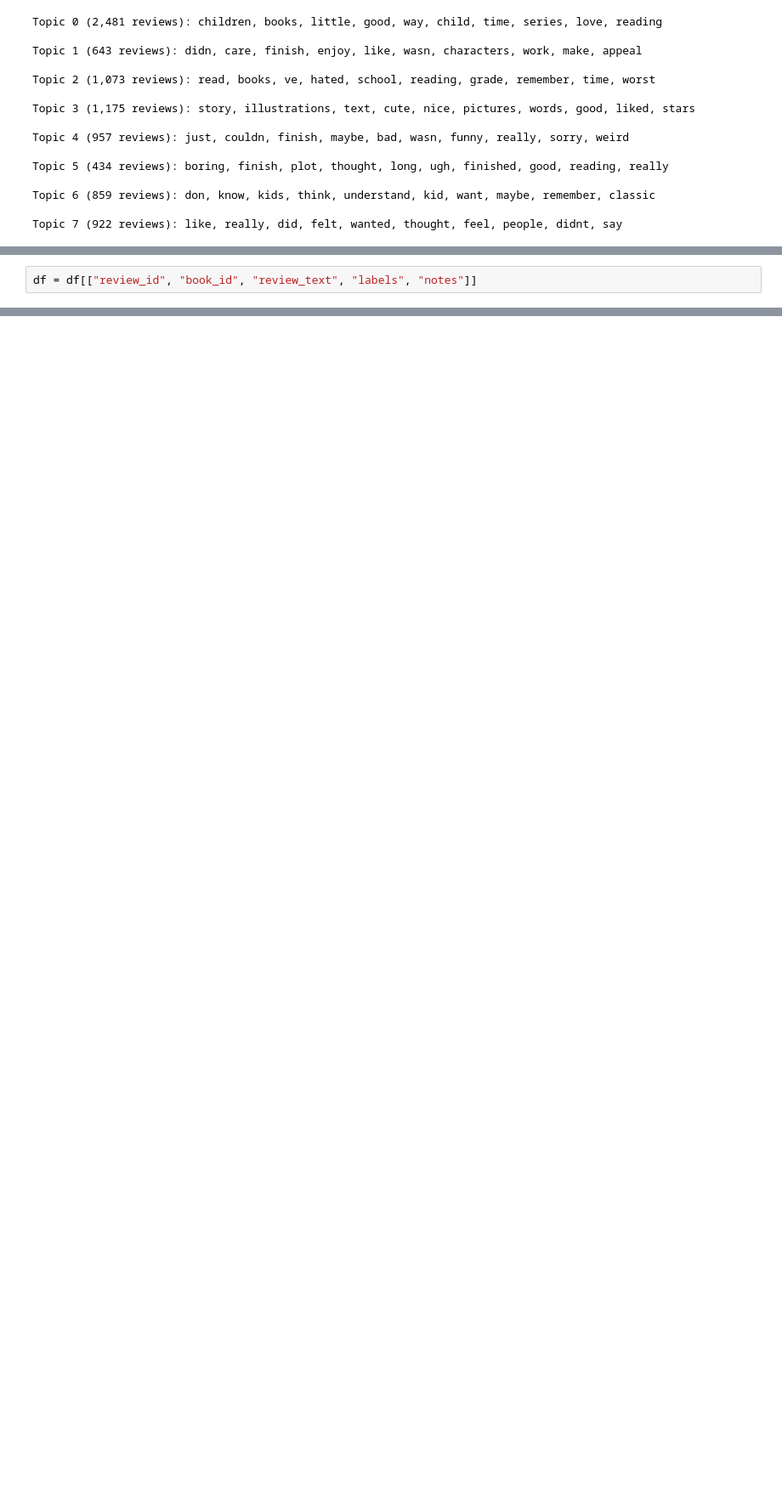
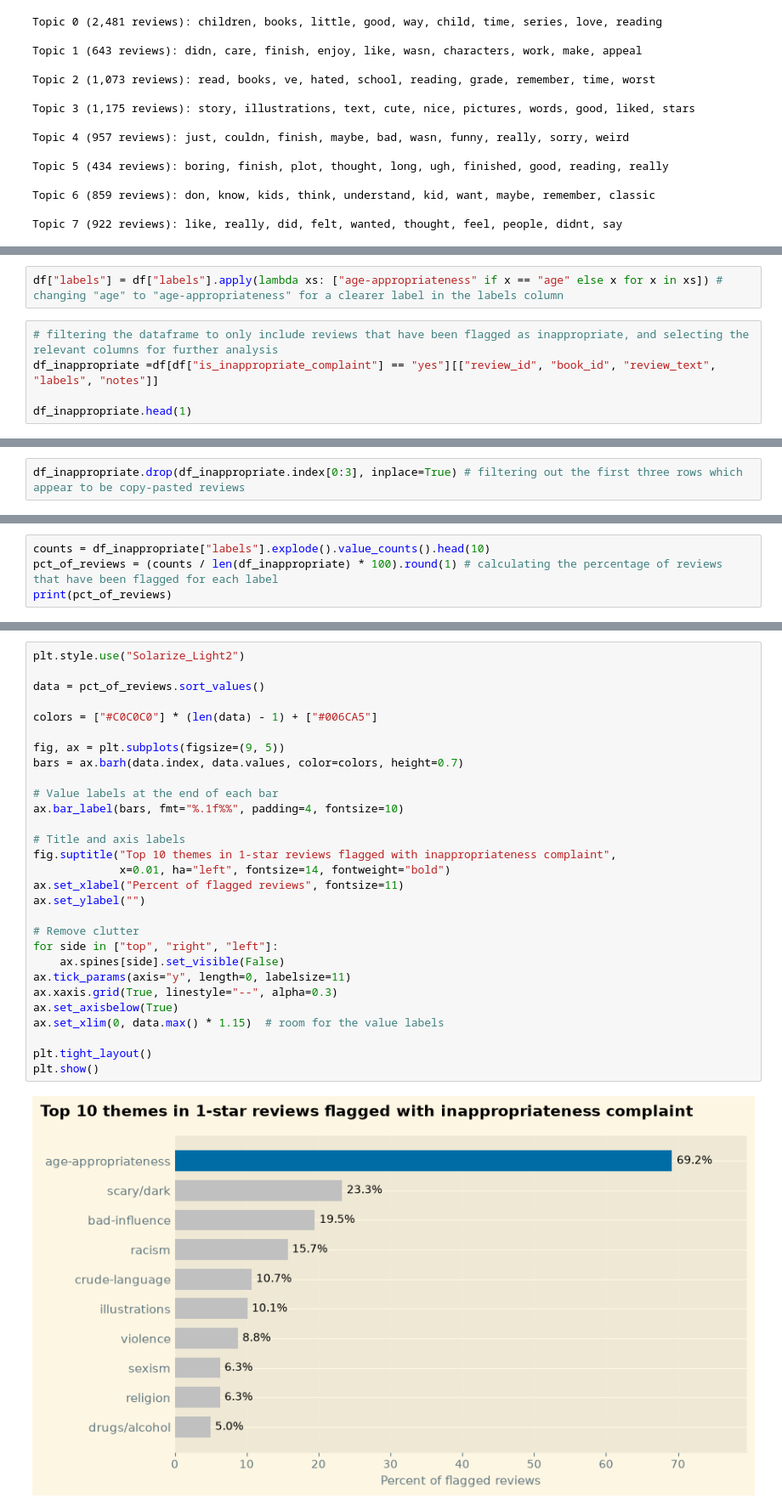
Before and after one commit to sofiabbas17-cmyk/Goodreads-Team, a Jupyter notebook: sofia_branch_work.ipynb, the cells around one changed output, grey strips where cells are left out. Shown at 85% size. Cells and saved outputs as stored; diff of their text form; blank space fills up the shorter version.

Commit message:
analysis start

```diff
--- a/sofia_branch_work.ipynb
+++ b/sofia_branch_work.ipynb
@@ -265,2 +249,7 @@ Name: count, dtype: int64
+# %%
+df["labels"] = df["labels"].apply(lambda xs: ["age-appropriateness" if x == "age" else x for x in xs]) # changing "age" to "age-appropriateness" for a clearer label in the labels column
 # %%
-df = df[["review_id", "book_id", "review_text", "labels", "notes"]]
+# filtering the dataframe to only include reviews that have been flagged as inappropriate, and selecting the relevant columns for further analysis
+df_inappropriate =df[df["is_inappropriate_complaint"] == "yes"][["review_id", "book_id", "review_text", "labels", "notes"]]
+
+df_inappropriate.head(1)
@@ -266,0 +259,2 @@ df = df[["review_id", "book_id", "review_text", "labels", "notes"]]
+# %%
+df_inappropriate.drop(df_inappropriate.index[0:3], inplace=True) # filtering out the first three rows which appear to be copy-pasted reviews
@@ -266,0 +323,4 @@ df = df[["review_id", "book_id", "review_text", "labels", "notes"]]
+# %%
+counts = df_inappropriate["labels"].explode().value_counts().head(10)
+pct_of_reviews = (counts / len(df_inappropriate) * 100).round(1) # calculating the percentage of reviews that have been flagged for each label
+print(pct_of_reviews)
@@ -266,0 +442,31 @@ df = df[["review_id", "book_id", "review_text", "labels", "notes"]]
+# %%
+plt.style.use("Solarize_Light2")
+
+data = pct_of_reviews.sort_values()
+
+colors = ["#C0C0C0"] * (len(data) - 1) + ["#006CA5"]
+
+fig, ax = plt.subplots(figsize=(9, 5))
+bars = ax.barh(data.index, data.values, color=colors, height=0.7)
+
+# Value labels at the end of each bar
+ax.bar_label(bars, fmt="%.1f%%", padding=4, fontsize=10)
+
+# Title and axis labels
+fig.suptitle("Top 10 themes in 1-star reviews flagged with inappropriateness complaint",
+             x=0.01, ha="left", fontsize=14, fontweight="bold")
+ax.set_xlabel("Percent of flagged reviews", fontsize=11)
+ax.set_ylabel("")
+
+# Remove clutter
+for side in ["top", "right", "left"]:
+    ax.spines[side].set_visible(False)
+ax.tick_params(axis="y", length=0, labelsize=11)
+ax.xaxis.grid(True, linestyle="--", alpha=0.3)
+ax.set_axisbelow(True)
+ax.set_xlim(0, data.max() * 1.15)  # room for the value labels
+
+plt.tight_layout()
+plt.show()
+# %% [output]
+[figure, added]
```
Also changed, not shown: parts of 31 cells of this notebook, 3 other files.
